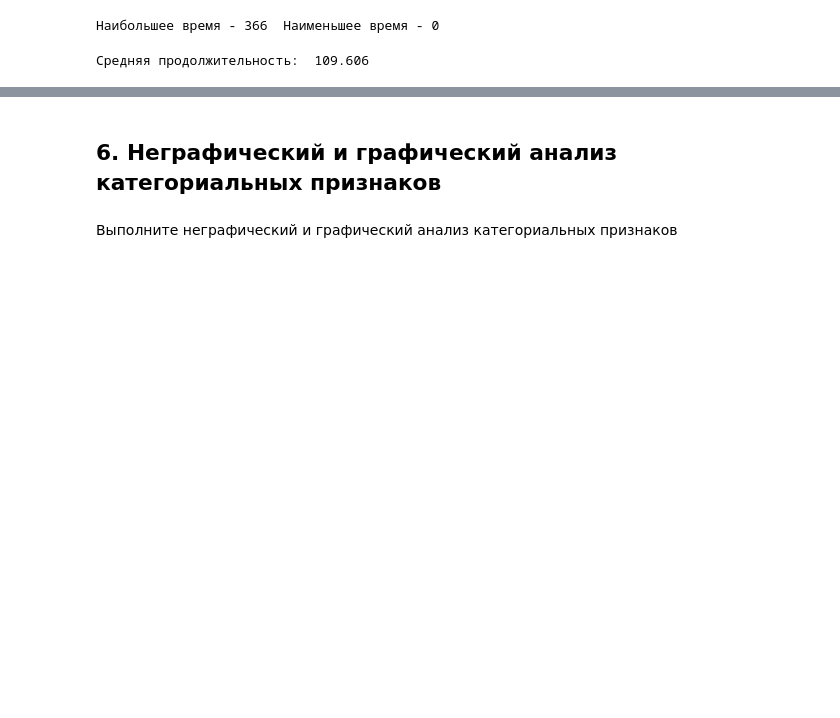
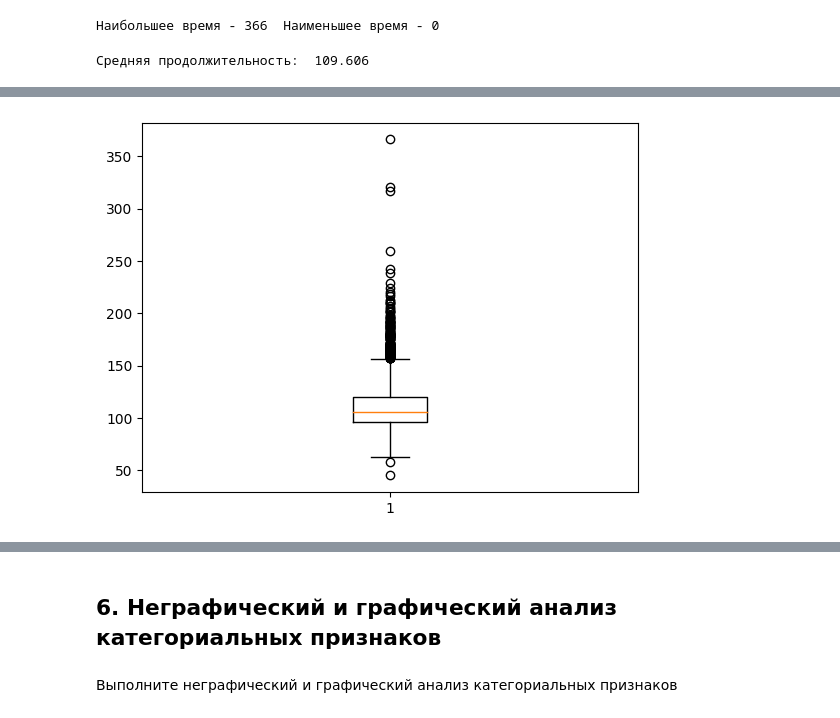
Before and after one commit to dmp40/DataAnalitikCurse-23, a Jupyter notebook: Покревский_Д_С_"movies_eda_2_1_ipynb".ipynb, the cells around one changed output, grey strips where cells are left out. Cells and saved outputs as stored; diff of their text form; code cells hidden in the pictures; blank space fills up the shorter version.

```diff
--- a/Покревский_Д_С_"movies_eda_2_1_ipynb".ipynb
+++ b/Покревский_Д_С_"movies_eda_2_1_ipynb".ipynb
@@ -284,0 +321,2 @@ print('Средняя продолжительность: ', mean_time)
+# %%
+runtime = dataset[dataset['runtime_clear']!= 0.0]['runtime_clear']
@@ -284,0 +369,5 @@ print('Средняя продолжительность: ', mean_time)
+# %%
+plt.boxplot(runtime)
+plt.show()
+# %% [output]
+[figure, added]
```
Also changed, not shown: parts of 80 cells of this notebook.
